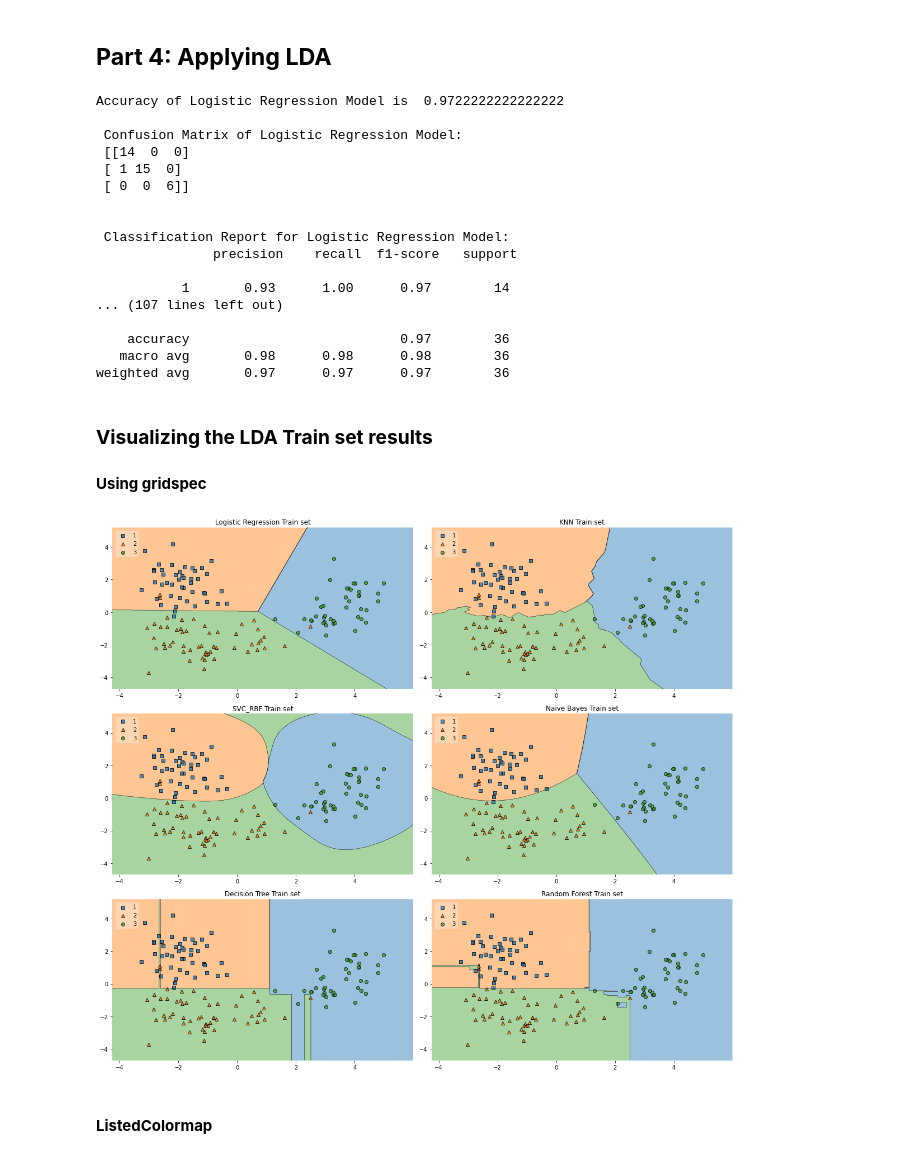
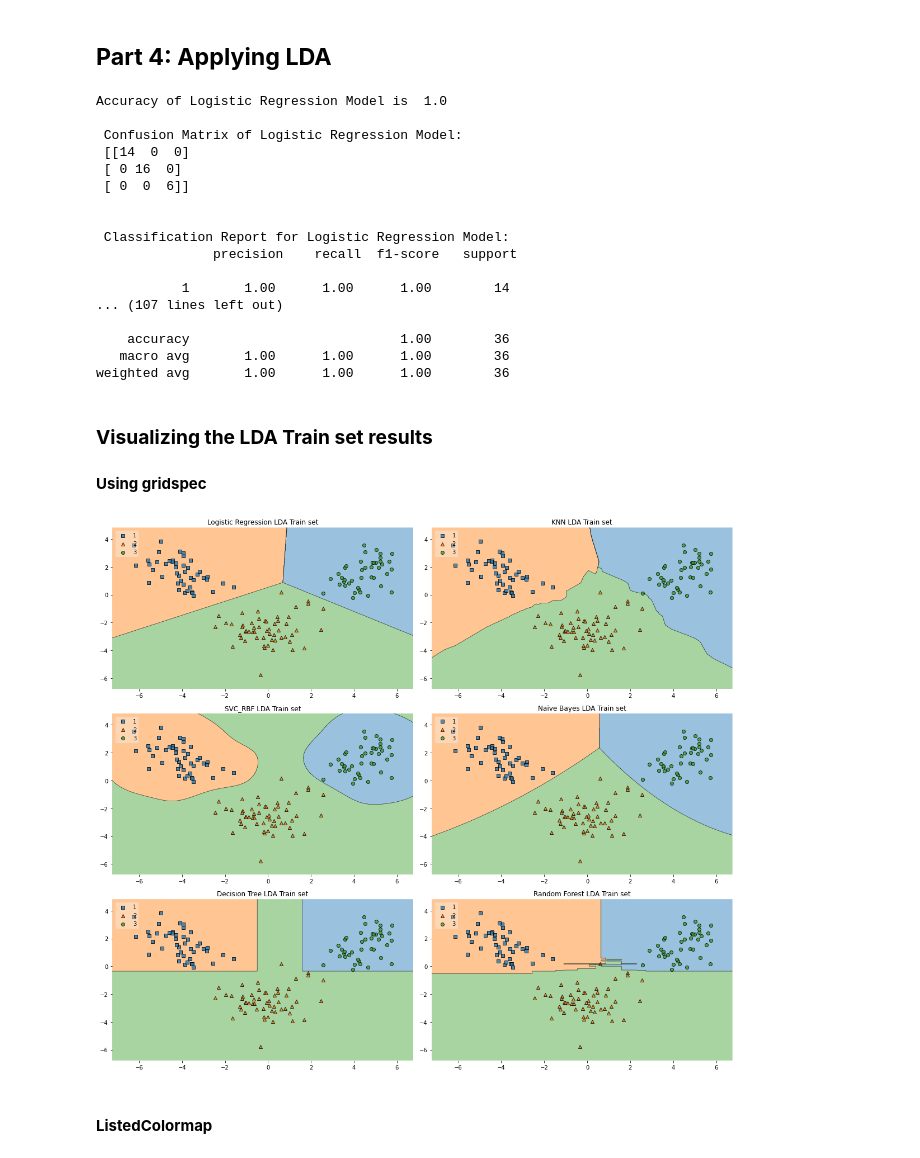
Before and after one commit to RiniChristy/Machine-Learning, a Jupyter notebook: Dimensionality reduction using LDA.ipynb, the cells around one changed output. Saved outputs shown, nothing was run; the diff lists cells and outputs as text; code cells hidden in the pictures.

```diff
--- a/Dimensionality reduction using LDA.ipynb
+++ b/Dimensionality reduction using LDA.ipynb
@@ -169,6 +169,16 @@ weighted avg       0.97      0.97      0.97        36
 # %% [markdown]
 ## **Part 3: Applying PCA**
 # %%
+#Splitting the dataset into the Training set and Test set
+from sklearn.model_selection import train_test_split
+X_train, X_test, y_train, y_test = train_test_split(X, y, test_size = 0.2, random_state = 0)
+
+#Feature Scaling
+from sklearn.preprocessing import StandardScaler
+sc = StandardScaler()
+X_train = sc.fit_transform(X_train)
+X_test = sc.transform(X_test)
+
 from sklearn.decomposition import PCA
 pca = PCA(n_components = 2)
 X_train = pca.fit_transform(X_train)
@@ -266,7 +276,7 @@ gs = gridspec.GridSpec(3, 2)
 
 fig = plt.figure(figsize=(16,14))
 
-labels = ['Logistic Regression Train set', 'KNN Train set', 'SVC_RBF Train set','Naive Bayes Train set', 'Decision Tree Train set', 'Random Forest Train set']
+labels = ['Logistic Regression PCA Train set', 'KNN PCA Train set', 'SVC_RBF PCA Train set','Naive Bayes PCA Train set', 'Decision Tree PCA Train set', 'Random Forest PCA Train set']
 for clf, lab, grd in zip([clf1, clf2, clf3, clf4, clf5, clf6],
                          labels,
                          [(0,0), (0,1), (1,0), (1,1), (2,0), (2,1)]):
@@ -396,7 +406,7 @@ gs = gridspec.GridSpec(3, 2)
 
 fig = plt.figure(figsize=(16,14))
 
-labels = ['Logistic Regression Train set', 'KNN Train set', 'SVC_RBF Train set','Naive Bayes Train set', 'Decision Tree Train set', 'Random Forest Train set']
+labels = ['Logistic Regression PCA Test set', 'KNN PCA Test set', 'SVC_RBF PCA Test set','Naive Bayes PCA Test set', 'Decision Tree PCA Test set', 'Random Forest PCA Test set']
 for clf, lab, grd in zip([clf1, clf2, clf3, clf4, clf5, clf6],
                          labels,
                          [(0,0), (0,1), (1,0), (1,1), (2,0), (2,1)]):
@@ -505,6 +515,16 @@ plt.tight_layout();
 # %% [markdown]
 ## **Part 4: Applying LDA**
 # %%
+#Splitting the dataset into the Training set and Test set
+from sklearn.model_selection import train_test_split
+X_train, X_test, y_train, y_test = train_test_split(X, y, test_size = 0.2, random_state = 0)
+
+#Feature Scaling
+from sklearn.preprocessing import StandardScaler
+sc = StandardScaler()
+X_train = sc.fit_transform(X_train)
+X_test = sc.transform(X_test)
+
 from sklearn.discriminant_analysis import LinearDiscriminantAnalysis as LDA
 lda = LDA(n_components = 2)
 X_train = lda.fit_transform(X_train, y_train)
@@ -560,23 +580,23 @@ print('\n','\n', 'Accuracy of Random Forest Model is ', accuracy_score(y_test, y
 print('\n','Confusion Matrix of  Random Forest Model:' '\n', confusion_matrix(y_test, y_pred_RFC))
 print('\n', '\n','Classification Report for  Random Forest Model:' '\n',classification_report(y_test, y_pred_RFC))
 # %% [output]
-Accuracy of Logistic Regression Model is  0.9722222222222222
+Accuracy of Logistic Regression Model is  1.0
 
  Confusion Matrix of Logistic Regression Model:
  [[14  0  0]
- [ 1 15  0]
+ [ 0 16  0]
  [ 0  0  6]]
 
 
  Classification Report for Logistic Regression Model:
                precision    recall  f1-score   support
 
-           1       0.93      1.00      0.97        14
+           1       1.00      1.00      1.00        14
 ... (107 lines left out)
 
-    accuracy                           0.97        36
-   macro avg       0.98      0.98      0.98        36
-weighted avg       0.97      0.97      0.97        36
+    accuracy                           1.00        36
+   macro avg       1.00      1.00      1.00        36
+weighted avg       1.00      1.00      1.00        36
 # %% [markdown]
 ### **Visualizing the LDA Train set results**
 
@@ -585,35 +605,35 @@ weighted avg       0.97      0.97      0.97        36
 from sklearn.linear_model import LogisticRegression
 from sklearn.neighbors import KNeighborsClassifier
 from sklearn.svm import SVC
 from sklearn.naive_bayes import GaussianNB
 from sklearn.tree import DecisionTreeClassifier
 from sklearn.ensemble import RandomForestClassifier
 clf1 = LogisticRegression()
 clf2 = KNeighborsClassifier(n_neighbors = 5, metric = 'minkowski', p = 2)
 clf3 = SVC(kernel = 'rbf',  gamma=0.5, C=1, random_state = 0)
 clf4 = GaussianNB()
 clf5 = DecisionTreeClassifier(criterion = 'entropy', random_state = 0)
 clf6 = RandomForestClassifier(n_estimators = 10, criterion = 'entropy', random_state = 0)
 from mlxtend.plotting import plot_decision_regions
 import matplotlib.gridspec as gridspec
 
 gs = gridspec.GridSpec(3, 2)
 
 fig = plt.figure(figsize=(16,14))
 
-labels = ['Logistic Regression Train set', 'KNN Train set', 'SVC_RBF Train set','Naive Bayes Train set', 'Decision Tree Train set', 'Random Forest Train set']
+labels = ['Logistic Regression LDA Train set', 'KNN LDA Train set', 'SVC_RBF LDA Train set','Naive Bayes LDA Train set', 'Decision Tree LDA Train set', 'Random Forest LDA Train set']
 for clf, lab, grd in zip([clf1, clf2, clf3, clf4, clf5, clf6],
                          labels,
                          [(0,0), (0,1), (1,0), (1,1), (2,0), (2,1)]):
 
     clf.fit(X_train, y_train)
     ax = plt.subplot(gs[grd[0], grd[1]])
     fig = plot_decision_regions(X=X_train, y=y_train, clf=clf, legend=2)
     plt.title(lab)
 
 plt.tight_layout();
 # %% [output]
-[figure, old version]
+[figure, new version]
 # %% [markdown]
 #### **ListedColormap**
 # %%
```
Also changed, not shown: parts of 8 cells of this notebook.
